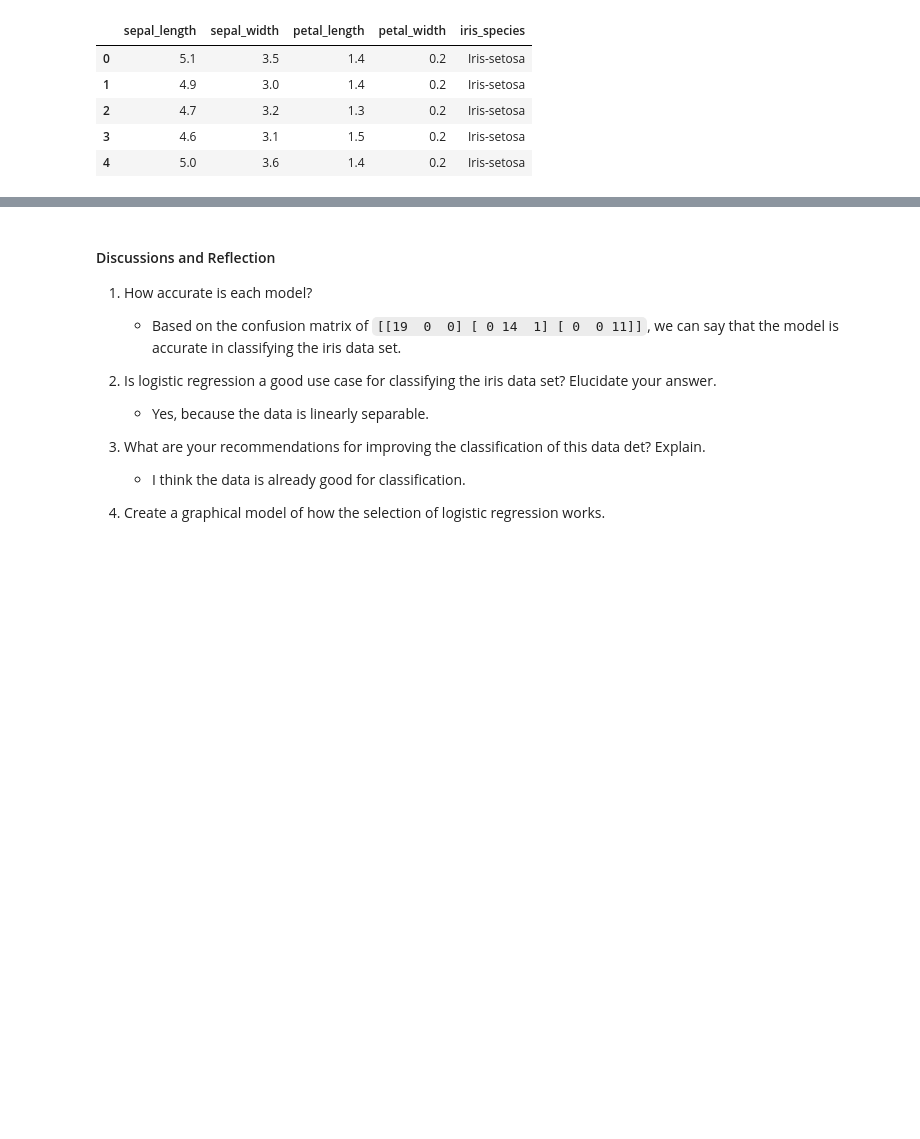
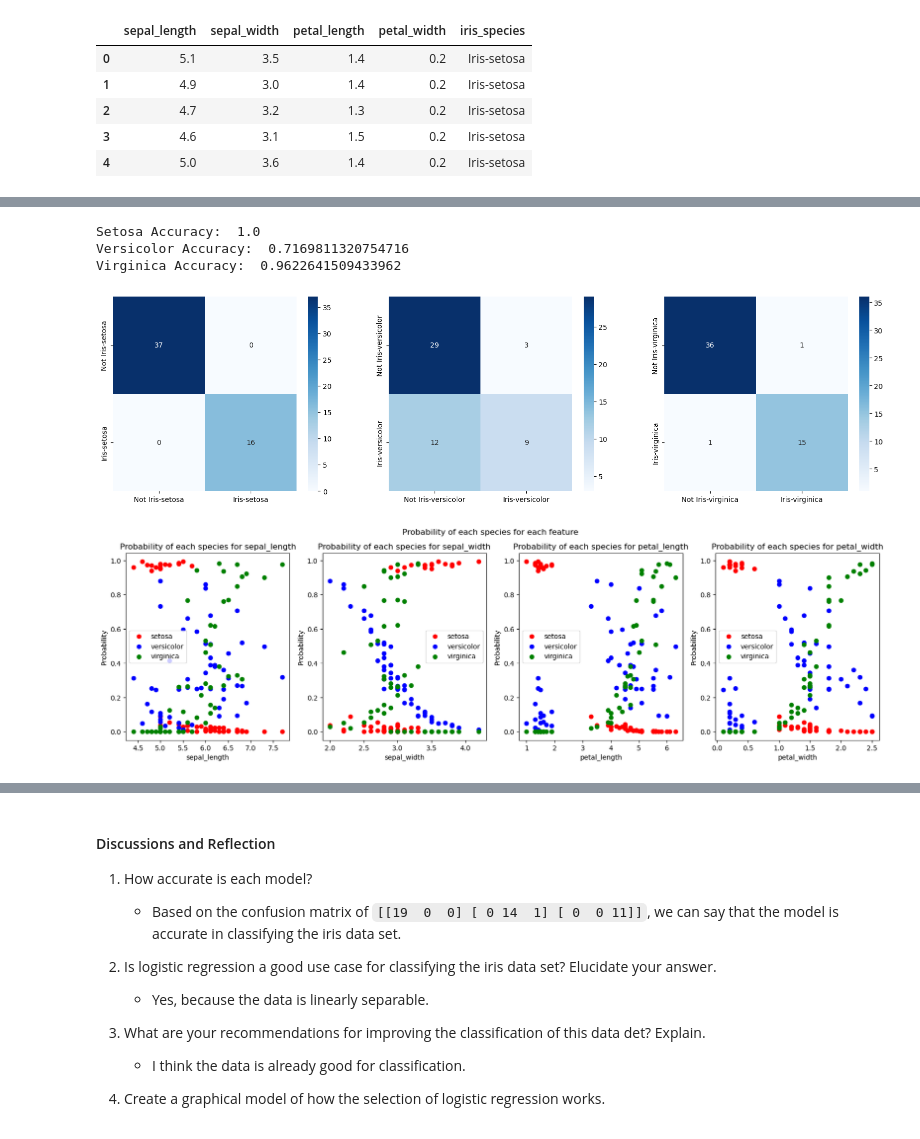
Before and after one commit to Pipaolo/cs-machine-learning, a Jupyter notebook: machinelearning_activity3.ipynb, the cells around one changed output, grey strips where cells are left out. Drawn from its saved outputs; the diff is of its cells as text; code cells hidden in the pictures; blank space fills up the shorter version.

Commit message:
added initial preparations for quiz part_1 and revised training sets for activity 3

```diff
--- a/machinelearning_activity3.ipynb
+++ b/machinelearning_activity3.ipynb
@@ -174,0 +137,71 @@ def get_min_max(column:str) -> tuple[float, float]:
+# %%
+# Create the different models for each species
+setosa_y_train = y_train['setosa']
+setosa_y_test = y_test['setosa']
+setosa_classifier = train_data(x_train, x_test, setosa_y_train, setosa_y_test)
+
+
+versicolor_y_train = y_train['versicolor']
+versicolor_y_test = y_test['versicolor']
+versicolor_classifier = train_data(x_train, x_test, versicolor_y_train, versicolor_y_test)
+
+virginica_y_train = y_train['virginica']
+virginica_y_test = y_test['virginica']
+virginica_classifier = train_data( x_train, x_test, virginica_y_train, virginica_y_test)
+
+# Print the accuracy score of each model
+print('Setosa Accuracy: ', setosa_classifier.score(x_test, setosa_y_test))
+print('Versicolor Accuracy: ', versicolor_classifier.score(x_test, versicolor_y_test))
+print('Virginica Accuracy: ', virginica_classifier.score(x_test, virginica_y_test))
+# %% [output]
+Setosa Accuracy:  1.0
+Versicolor Accuracy:  0.7169811320754716
+Virginica Accuracy:  0.9622641509433962
+# %%
+# Show the confusion matrix for each species
+fig, ax = plt.subplots(1, 3, figsize=(20, 5))
+
+sns.heatmap(confusion_matrix(setosa_y_test, setosa_classifier.predict(x_test)), annot=True, fmt='g', cmap='Blues', xticklabels=['Not Iris-setosa', 'Iris-setosa'], yticklabels=['Not Iris-setosa', 'Iris-setosa'], ax=ax[0])
+sns.heatmap(confusion_matrix(versicolor_y_test, versicolor_classifier.predict(x_test)), annot=True, fmt='g', cmap='Blues', xticklabels=['Not Iris-versicolor', 'Iris-versicolor'], yticklabels=['Not Iris-versicolor', 'Iris-versicolor'], ax=ax[1])
+sns.heatmap(confusion_matrix(virginica_y_test, virginica_classifier.predict(x_test)), annot=True, fmt='g', cmap='Blues', xticklabels=['Not Iris-virginica', 'Iris-virginica'], yticklabels=['Not Iris-virginica', 'Iris-virginica'], ax=ax[2])
+
+fig.show()
+
+# Show the predictions scatter plot graph for each species
+setosa_probs = setosa_classifier.predict_proba(x_test)
+versicolor_probs = versicolor_classifier.predict_proba(x_test)
+virginica_probs = virginica_classifier.predict_proba(x_test)
+
+
+'''
+    Show the predictions graph for each species with their respective features:
+    - sepal_length
+    - sepal_width
+    - petal_length
+    - petal_width
+'''
+
+columns = ['sepal_length', 'sepal_width', 'petal_length', 'petal_width']
+
+columns_color_mapping = {
+    0: 'red',
+    1: 'blue',
+    2: 'green',
+    3: 'orange'
+}
+
+scatter_fig, scatter_ax = plt.subplots(1, 4, figsize=(20, 5))
+scatter_fig.suptitle('Probability of each species for each feature')
+
+for i in range(len(columns)):
+    scatter_ax[i].scatter(x_test_set[:, i], setosa_probs[:, 1], color=columns_color_mapping[0])
+    scatter_ax[i].scatter(x_test_set[:, i], versicolor_probs[:, 1], color=columns_color_mapping[1])
+    scatter_ax[i].scatter(x_test_set[:, i], virginica_probs[:, 1], color=columns_color_mapping[2])
+
+    scatter_ax[i].set_xlabel(columns[i])
+    scatter_ax[i].set_ylabel('Probability')
+    scatter_ax[i].set_title('Probability of each species for ' + columns[i])
+    scatter_ax[i].legend(['setosa', 'versicolor', 'virginica'])
+# %% [output]
+[figure, added]
+[figure, added]
```
Also changed, not shown: parts of 8 cells of this notebook, 4 other files.
